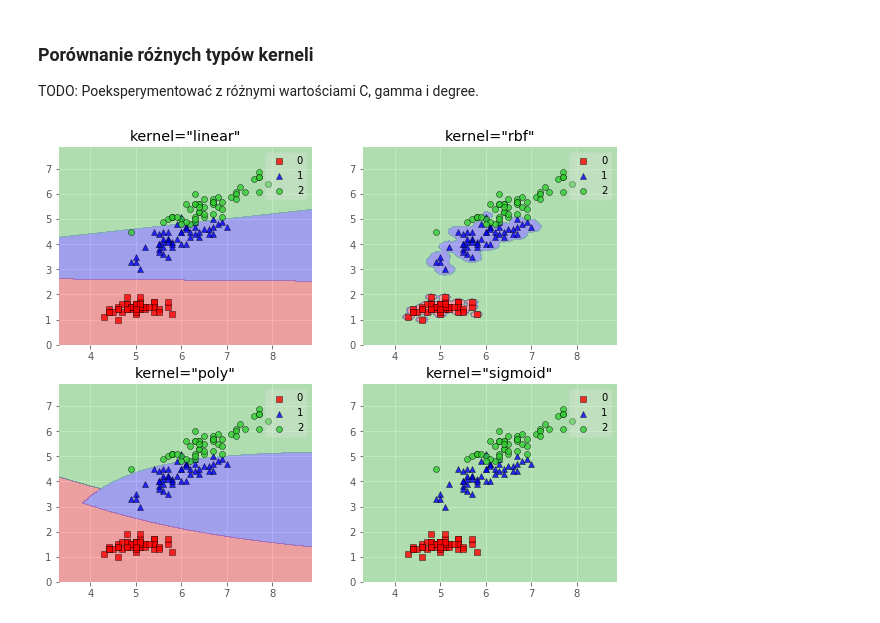
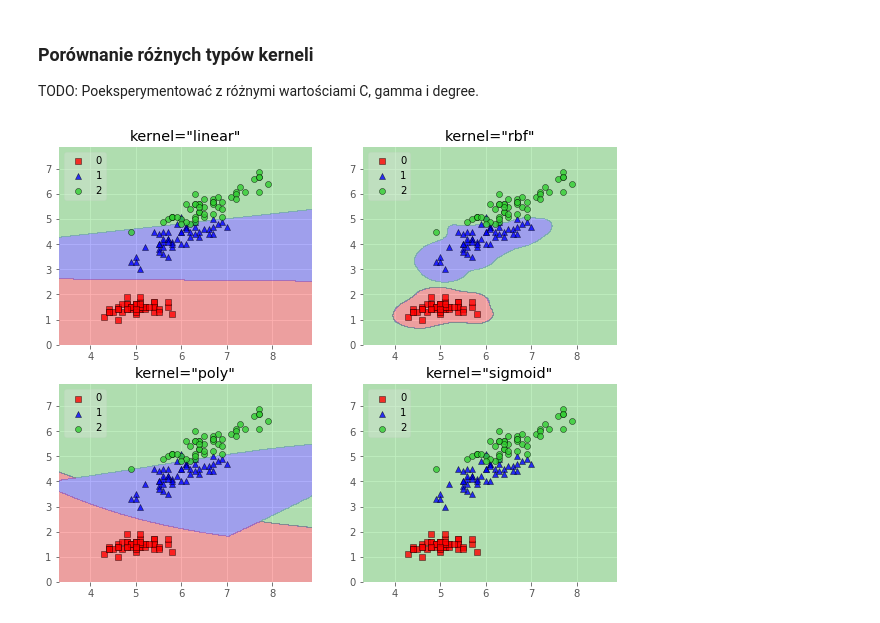
Before and after one commit to msieniawski/mro-svm, a Jupyter notebook: svm-demo.ipynb, the cells around one changed output. Cells and saved outputs as stored; diff of their text form; code cells hidden in the pictures.

```diff
--- a/svm-demo.ipynb
+++ b/svm-demo.ipynb
@@ -106,35 +85,35 @@ TODO: Poeksperymentować z różnymi wartościami C, gamma i degree.
 # %%
 # Initializing Classifiers
 C = 1.0
-gamma = 99.7
+gamma = 10
 degree = 3
-coef0 = 4.5
+coef0 = 100
 
 clf1 = svm.SVC(kernel='linear', C=C)
 clf2 = svm.SVC(kernel='rbf', gamma=gamma, C=C)
-clf3 = svm.SVC(kernel='poly', degree=degree, coef0=coef0, C=C)
+clf3 = svm.SVC(kernel='poly', degree=degree, C=C)
 clf4 = svm.SVC(kernel='sigmoid', coef0=coef0, C=C)
 
 # Loading some example data
 iris = datasets.load_iris()
 X = iris.data[:, [0,2]]
 y = iris.target
 
 
 gs = gridspec.GridSpec(2, 2)
 
 fig = plt.figure(figsize=(10,8))
 
 labels = ['kernel="linear"', 'kernel="rbf"', 'kernel="poly"', 'kernel="sigmoid"']
 for clf, lab, grd in zip([clf1, clf2, clf3, clf4],
                          labels,
                          itertools.product([0, 1], repeat=2)):
 
     clf.fit(X, y)
     ax = plt.subplot(gs[grd[0], grd[1]])
     fig = plot_decision_regions(X=X, y=y, clf=clf, legend=2)
     plt.title(lab)
 
 plt.show()
 # %% [output]
-[figure, old version]
+[figure, new version]
```
Also changed, not shown: parts of 18 cells of this notebook, 3 other files.
